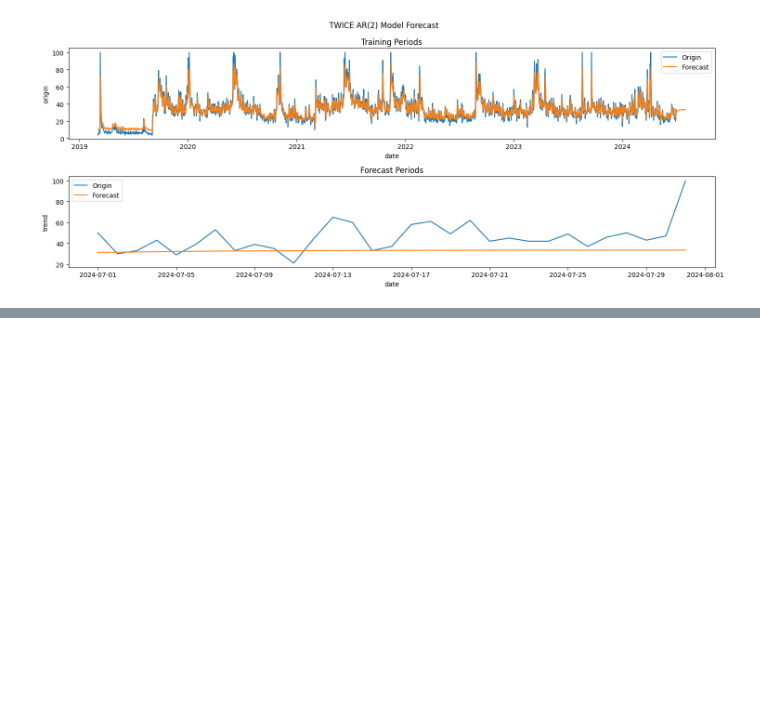
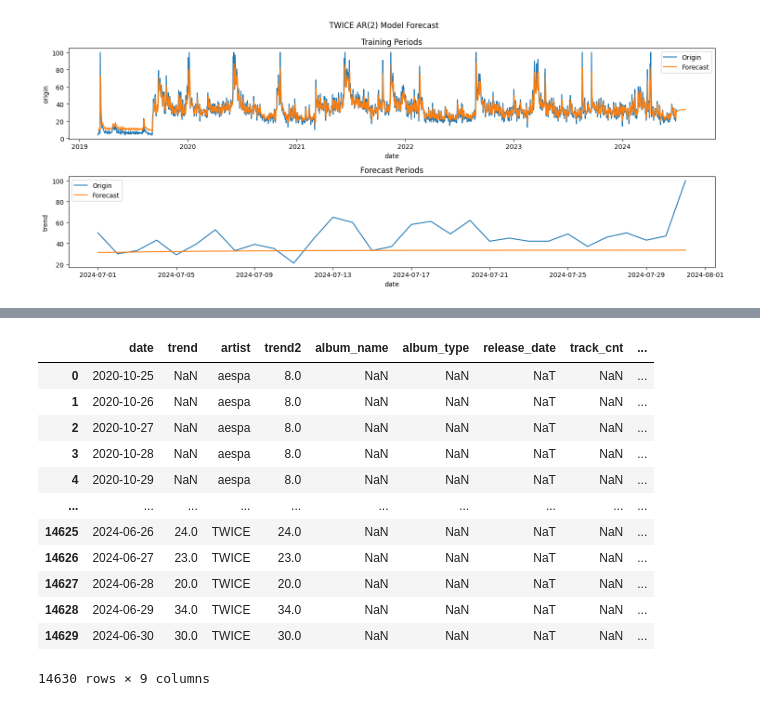
Before and after one commit to lucio-karin0506/Artist_Trend_Analysis, a Jupyter notebook: modeling/trend_prediction_ML.ipynb, the cells around one changed output, grey strips where cells are left out. Cells and saved outputs as stored; diff of their text form; code cells hidden in the pictures; blank space fills up the shorter version.

```diff
--- a/modeling/trend_prediction_ML.ipynb
+++ b/modeling/trend_prediction_ML.ipynb
@@ -357,0 +364,7 @@ for artist in forecast_df['artist'].unique():
+# %%
+album_info_df = artist_info_df.drop(['main_genre', 'sub_genre'], axis=1)[['album_name', 'album_type', 'artist_name', 'release_date', 'track_cnt', 'avg_track_play_time']].drop_duplicates()
+album_info_df['release_date'] = pd.to_datetime(album_info_df['release_date'])
+
+album_info_df = album_info_df[album_info_df['artist_name'] != 'NCT DREAM']
+
+album_info_df.info()
@@ -357,0 +403,18 @@ for artist in forecast_df['artist'].unique():
+# %%
+# training google trend 와 병합
+google_trend_album_df = google_trend_df2.merge(album_info_df, how='left', left_on=['artist', 'date'], right_on=['artist_name', 'release_date']).drop('artist_name', axis=1)
+google_trend_album_df
+# %% [output]
+|  | date | trend | artist | trend2 | album_name | album_type | release_date | track_cnt | ... |
+| 0 | 2020-10-25 | NaN | aespa | 8.0 | NaN | NaN | NaT | NaN | ... |
+| 1 | 2020-10-26 | NaN | aespa | 8.0 | NaN | NaN | NaT | NaN | ... |
+| 2 | 2020-10-27 | NaN | aespa | 8.0 | NaN | NaN | NaT | NaN | ... |
+| 3 | 2020-10-28 | NaN | aespa | 8.0 | NaN | NaN | NaT | NaN | ... |
+| 4 | 2020-10-29 | NaN | aespa | 8.0 | NaN | NaN | NaT | NaN | ... |
+| ... | ... | ... | ... | ... | ... | ... | ... | ... | ... |
+| 14625 | 2024-06-26 | 24.0 | TWICE | 24.0 | NaN | NaN | NaT | NaN | ... |
+| 14626 | 2024-06-27 | 23.0 | TWICE | 23.0 | NaN | NaN | NaT | NaN | ... |
+| 14627 | 2024-06-28 | 20.0 | TWICE | 20.0 | NaN | NaN | NaT | NaN | ... |
+| 14628 | 2024-06-29 | 34.0 | TWICE | 34.0 | NaN | NaN | NaT | NaN | ... |
+| 14629 | 2024-06-30 | 30.0 | TWICE | 30.0 | NaN | NaN | NaT | NaN | ... |
+14630 rows × 9 columns
```
Also changed, not shown: parts of 7 cells of this notebook.
